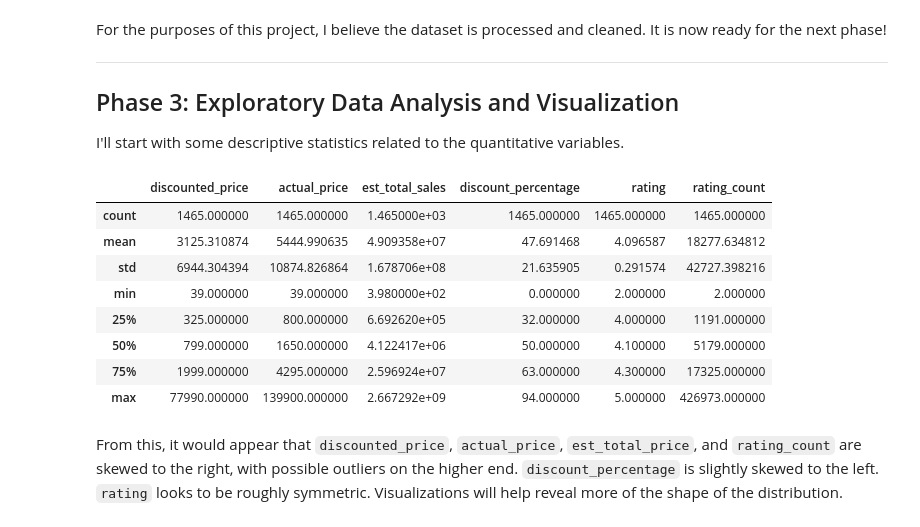
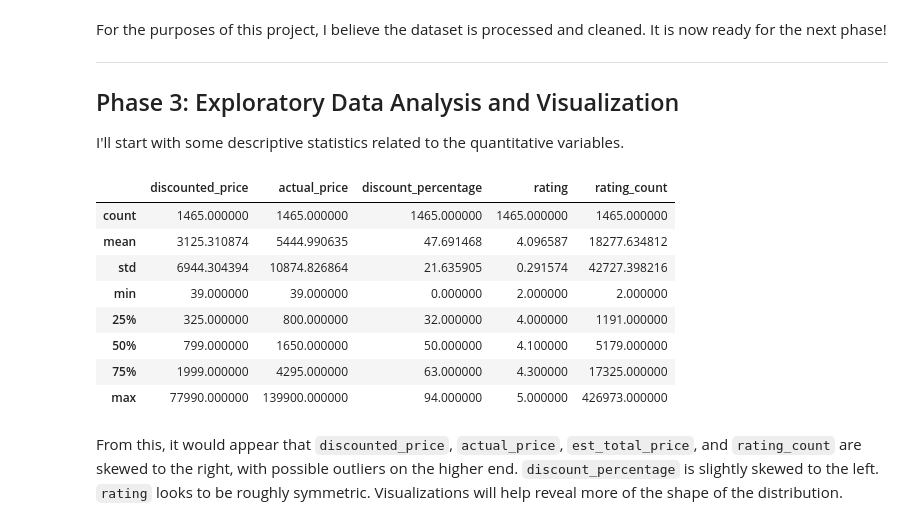
Before and after one commit to ajgafford/Amazon-EDA-Modeling, a Jupyter notebook: amazon_sales.ipynb, the cells around one changed output. Cells and saved outputs as stored; diff of their text form; code cells hidden in the pictures.

```diff
--- a/amazon_sales.ipynb
+++ b/amazon_sales.ipynb
@@ -431,3 +428,0 @@ While not every product sold gets rated or reviewed, I can estimate the total sa
-# %%
-sales['est_total_sales'] = sales['rating_count'] * sales['discounted_price']
-sales['est_total_sales'].info()
@@ -449,17 +435,17 @@ For the purposes of this project, I believe the dataset is processed and cleaned
 
 I'll start with some descriptive statistics related to the quantitative variables.
 # %%
-sales[['discounted_price', 'actual_price', 'est_total_sales', 'discount_percentage', 'rating', 'rating_count']].describe()
+sales[['discounted_price', 'actual_price', 'discount_percentage', 'rating', 'rating_count']].describe()
 # %% [output]
-|  | discounted_price | actual_price | est_total_sales | discount_percentage | rating | rating_count |
-| count | 1465.000000 | 1465.000000 | 1.465000e+03 | 1465.000000 | 1465.000000 | 1465.000000 |
-| mean | 3125.310874 | 5444.990635 | 4.909358e+07 | 47.691468 | 4.096587 | 18277.634812 |
-| std | 6944.304394 | 10874.826864 | 1.678706e+08 | 21.635905 | 0.291574 | 42727.398216 |
-| min | 39.000000 | 39.000000 | 3.980000e+02 | 0.000000 | 2.000000 | 2.000000 |
-| 25% | 325.000000 | 800.000000 | 6.692620e+05 | 32.000000 | 4.000000 | 1191.000000 |
-| 50% | 799.000000 | 1650.000000 | 4.122417e+06 | 50.000000 | 4.100000 | 5179.000000 |
-| 75% | 1999.000000 | 4295.000000 | 2.596924e+07 | 63.000000 | 4.300000 | 17325.000000 |
-| max | 77990.000000 | 139900.000000 | 2.667292e+09 | 94.000000 | 5.000000 | 426973.000000 |
+|  | discounted_price | actual_price | discount_percentage | rating | rating_count |
+| count | 1465.000000 | 1465.000000 | 1465.000000 | 1465.000000 | 1465.000000 |
+| mean | 3125.310874 | 5444.990635 | 47.691468 | 4.096587 | 18277.634812 |
+| std | 6944.304394 | 10874.826864 | 21.635905 | 0.291574 | 42727.398216 |
+| min | 39.000000 | 39.000000 | 0.000000 | 2.000000 | 2.000000 |
+| 25% | 325.000000 | 800.000000 | 32.000000 | 4.000000 | 1191.000000 |
+| 50% | 799.000000 | 1650.000000 | 50.000000 | 4.100000 | 5179.000000 |
+| 75% | 1999.000000 | 4295.000000 | 63.000000 | 4.300000 | 17325.000000 |
+| max | 77990.000000 | 139900.000000 | 94.000000 | 5.000000 | 426973.000000 |
 # %% [markdown]
 From this, it would appear that `discounted_price`, `actual_price`, `est_total_price`, and `rating_count` are skewed to the right, with possible outliers on the higher end. `discount_percentage` is slightly skewed to the left. `rating` looks to be roughly symmetric. Visualizations will help reveal more of the shape of the distribution.
 # %%
```
Also changed, not shown: parts of 29 cells of this notebook.
